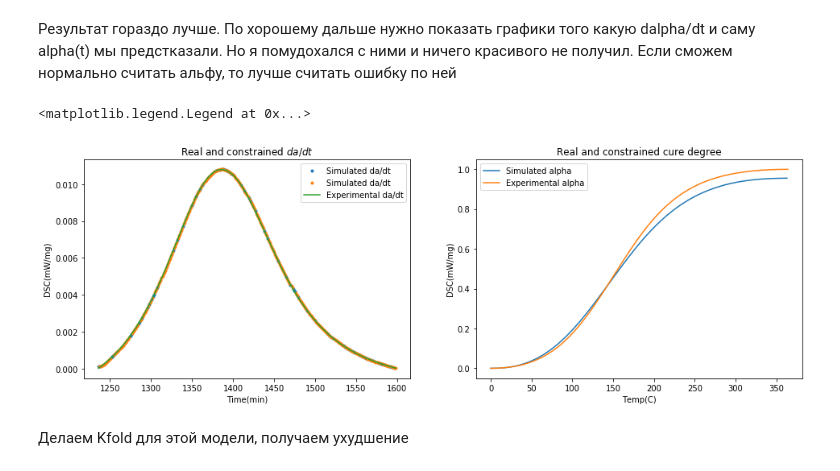
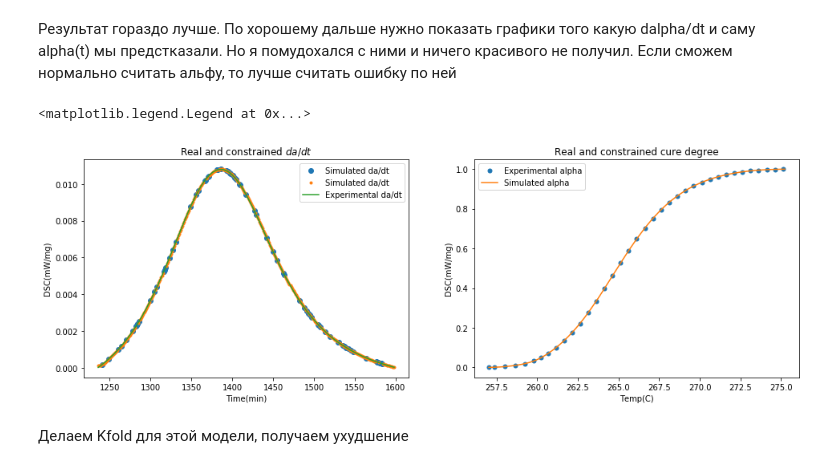
Before and after one commit to YarikineZ/DS_final_project, a Jupyter notebook: Final project.ipynb, the cells around one changed output. Drawn from its saved outputs; the diff is of its cells as text; code cells hidden in the pictures.

```diff
--- a/Final project.ipynb
+++ b/Final project.ipynb
@@ -97,12 +104,13 @@ def calc_peak(df, peak_start, peak_end):
 
     peak = df['DSC'][peak_start: peak_end] - baseline
 
-    plt.plot(df['DSC'][peak_start: peak_end], label = "Cut DSC data")
-    plt.plot(range(peak_start, peak_end), baseline, label = "Baseline")
-    plt.plot(range(peak_start, peak_end), peak, label = "Peak")
-    plt.legend()
+    return peak, baseline
 
-    return peak
+peak, baseline = calc_peak(df, peak_start, peak_end)
 
-peak = calc_peak(df, peak_start, peak_end)
+plt.plot(df['DSC'][peak_start: peak_end], label = "Cut DSC data")
+plt.plot(range(peak_start, peak_end), baseline, label = "Baseline")
+plt.plot(range(peak_start, peak_end), peak, label = "Peak")
+plt.legend()
+plt.show()
 # %% [output]
@@ -320,8 +346,16 @@ fig, ax = plt.subplots(1, 2, figsize = (16, 5))
 test_pred_visualised = pd.Series(test_pred, index=X_test.index)
 train_pred_visualised = pd.Series(train_pred, index = X_train.index)
 
-ax[0].plot(test_pred_visualised,".", label = "Simulated da/dt")
-ax[0].plot(train_pred_visualised, ".", label = "Simulated da/dt")
+processed_df["pred_dalpha_dtime"] =  lr.predict(X)
+pred_alpha = []
+pred_alpha.append(0)
+for i in range(len(processed_df)):
+    pred_alpha.append(pred_alpha[-1] +
+                      processed_df.iloc[i][-1]*processed_df.iloc[i][1])#d_alpha * dt
+
+
+ax[0].plot(test_pred_visualised,"o", label = "Test Simulated da/dt")
+ax[0].plot(train_pred_visualised, ".", label = "Train Simulated da/dt")
 ax[0].plot(y, label = "Experimental da/dt")
 
 ax[0].set_xlabel("Time(min)")
@@ -329,8 +363,8 @@ ax[0].set_ylabel('DSC(mW/mg)')
 ax[0].set_title('Real and constrained $da/dt$')
 ax[0].legend()
 
-ax[1].plot(pred_alpha, label = "Simulated alpha")
-ax[1].plot(alpha, label = "Experimental alpha")
+ax[1].plot(pred_alpha, label = "Simulated alpha")#TODO доделать
+ax[1].plot(alpha, ".", markersize = 2, label = "Experimental alpha")
 
 ax[1].set_xlabel("Temp(C)")
 ax[1].set_ylabel('DSC(mW/mg)')
@@ -370,28 +404,35 @@ print(r2_score_test, r2_score_train)
 # %%
 fig, ax = plt.subplots(1, 2, figsize = (16, 5))
 
 test_pred_visualised = pd.Series(test_pred, index=X_test.index)
 train_pred_visualised = pd.Series(train_pred, index = X_train.index)
 
-ax[0].plot(test_pred_visualised,".", label = "Simulated da/dt")
+processed_df["pred_dalpha_dtime"] =  poly.predict(X)
+pred_alpha = []
+pred_alpha.append(0)
+for i in range(len(processed_df)):
+    pred_alpha.append(pred_alpha[-1] +
+                      processed_df.iloc[i][-1]*processed_df.iloc[i][1])#d_alpha * dt
+
+ax[0].plot(test_pred_visualised, "o", label = "Simulated da/dt")
 ax[0].plot(train_pred_visualised, ".", label = "Simulated da/dt")
 ax[0].plot(y, label = "Experimental da/dt")
 ax[0].legend()
 
 ax[0].set_xlabel("Time(min)")
 ax[0].set_ylabel('DSC(mW/mg)')
 ax[0].set_title('Real and constrained $da/dt$')
 
-ax[1].plot(pred_alpha, label = "Simulated alpha")
-ax[1].plot(alpha, label = "Experimental alpha")
+ax[1].plot(processed_df["temp"][::10], alpha[:len(processed_df["temp"]):10], ".", markersize = 10, label = "Experimental alpha")
+ax[1].plot(processed_df["temp"], pred_alpha[:len(processed_df["temp"])], label = "Simulated alpha")
 
 ax[1].set_xlabel("Temp(C)")
 ax[1].set_ylabel('DSC(mW/mg)')
 ax[1].set_title('Real and constrained cure degree')
 ax[1].legend()
 # %% [output]
 <matplotlib.legend.Legend at 0x...>
-[figure, old version]
+[figure, new version]
 # %% [markdown]
 Делаем Kfold для этой модели, получаем ухудшение
 # %%
```
Also changed, not shown: parts of 27 cells of this notebook.
